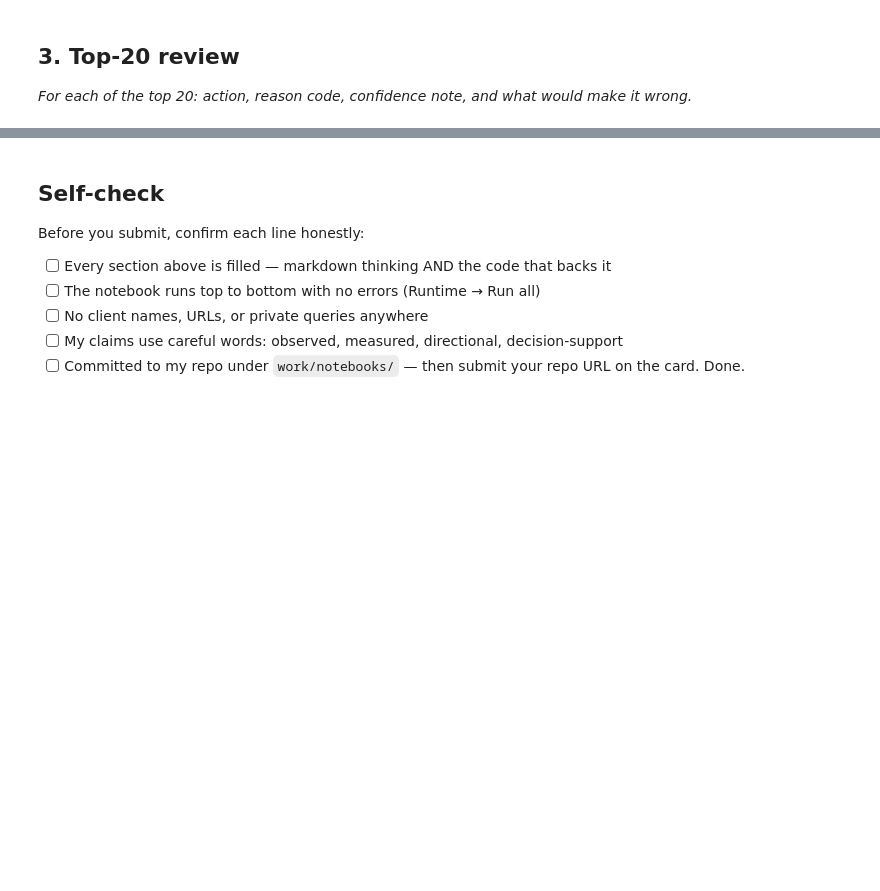
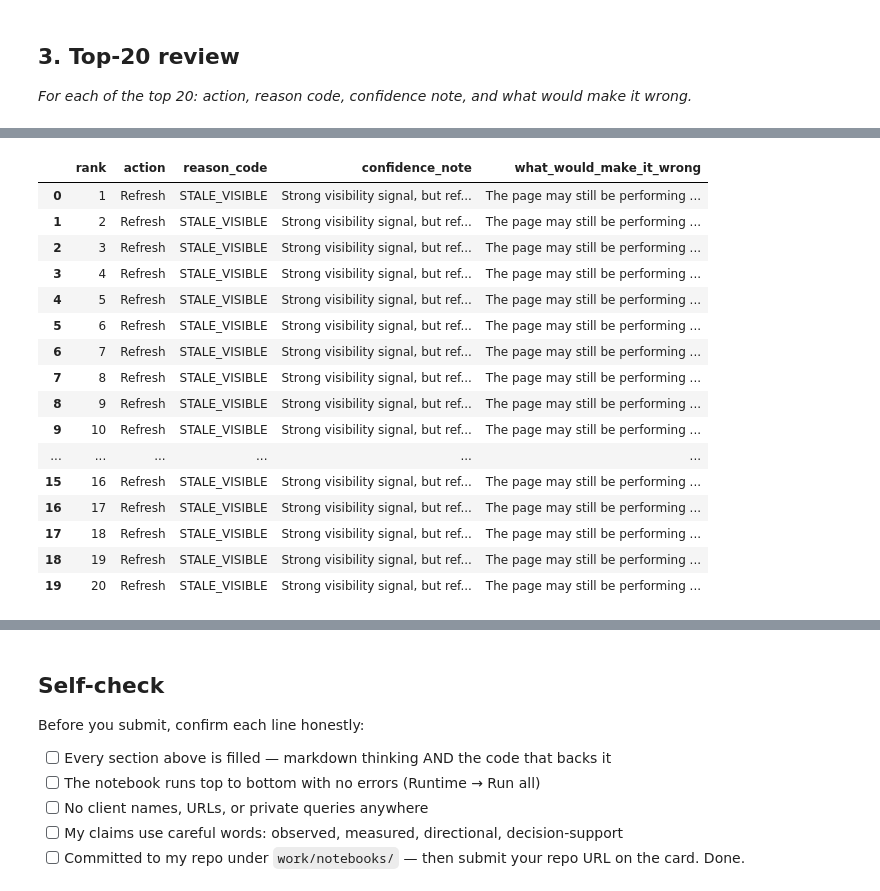
Before and after one commit to MotazSameh/flyrank-ml-internship, a Jupyter notebook: work/notebooks/w04_baseline_score.ipynb, the cells around one changed output, grey strips where cells are left out. Drawn from its saved outputs; the diff is of its cells as text; code cells hidden in the pictures; blank space fills up the shorter version.

```diff
--- a/work/notebooks/w04_baseline_score.ipynb
+++ b/work/notebooks/w04_baseline_score.ipynb
@@ -36,0 +391,47 @@ This skeleton is yours to fill. Work the sections **in order** — each one has
+# %%
+# ============================================================
+# Section 3 — Top-20 Review
+# ============================================================
+
+top20_review = baseline_queue.head(20).copy()
+
+# Confidence note based only on observed rule signals
+top20_review["confidence_note"] = np.where(
+    top20_review["impressions_90d"] >= 10000,
+    "Strong visibility signal, but refresh need is not proven",
+    "Visible and stale, but lower exposure than the strongest picks"
+)
+
+# What could make the recommendation wrong
+top20_review["what_would_make_it_wrong"] = (
+    "The page may still be performing well despite being stale, "
+    "or the observed impressions may not justify a refresh."
+)
+
+review_cols = [
+    "rank",
+    "action",
+    "reason_code",
+    "confidence_note",
+    "what_would_make_it_wrong"
+]
+
+display(top20_review[review_cols])
+# %% [output]
+|  | rank | action | reason_code | confidence_note | what_would_make_it_wrong |
+| 0 | 1 | Refresh | STALE_VISIBLE | Strong visibility signal, but ref... | The page may still be performing ... |
+| 1 | 2 | Refresh | STALE_VISIBLE | Strong visibility signal, but ref... | The page may still be performing ... |
+| 2 | 3 | Refresh | STALE_VISIBLE | Strong visibility signal, but ref... | The page may still be performing ... |
+| 3 | 4 | Refresh | STALE_VISIBLE | Strong visibility signal, but ref... | The page may still be performing ... |
+| 4 | 5 | Refresh | STALE_VISIBLE | Strong visibility signal, but ref... | The page may still be performing ... |
+| 5 | 6 | Refresh | STALE_VISIBLE | Strong visibility signal, but ref... | The page may still be performing ... |
+| 6 | 7 | Refresh | STALE_VISIBLE | Strong visibility signal, but ref... | The page may still be performing ... |
+| 7 | 8 | Refresh | STALE_VISIBLE | Strong visibility signal, but ref... | The page may still be performing ... |
+| 8 | 9 | Refresh | STALE_VISIBLE | Strong visibility signal, but ref... | The page may still be performing ... |
+| 9 | 10 | Refresh | STALE_VISIBLE | Strong visibility signal, but ref... | The page may still be performing ... |
+| ... | ... | ... | ... | ... | ... |
+| 15 | 16 | Refresh | STALE_VISIBLE | Strong visibility signal, but ref... | The page may still be performing ... |
+| 16 | 17 | Refresh | STALE_VISIBLE | Strong visibility signal, but ref... | The page may still be performing ... |
+| 17 | 18 | Refresh | STALE_VISIBLE | Strong visibility signal, but ref... | The page may still be performing ... |
+| 18 | 19 | Refresh | STALE_VISIBLE | Strong visibility signal, but ref... | The page may still be performing ... |
+| 19 | 20 | Refresh | STALE_VISIBLE | Strong visibility signal, but ref... | The page may still be performing ... |
```
Also changed, not shown: parts of 24 cells of this notebook.
